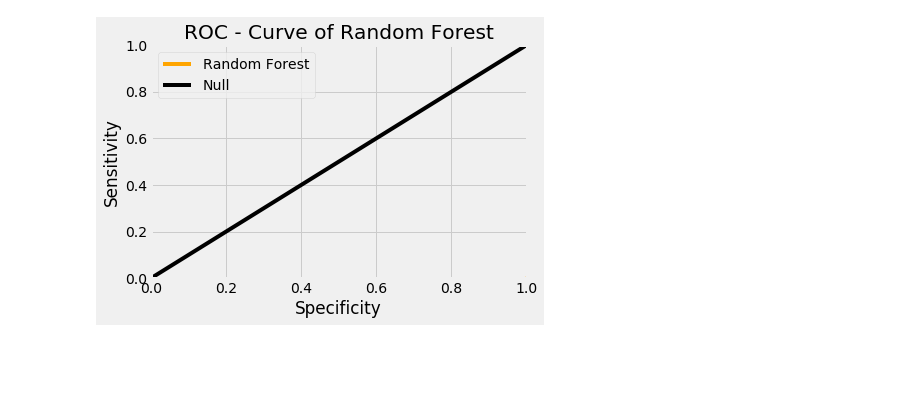
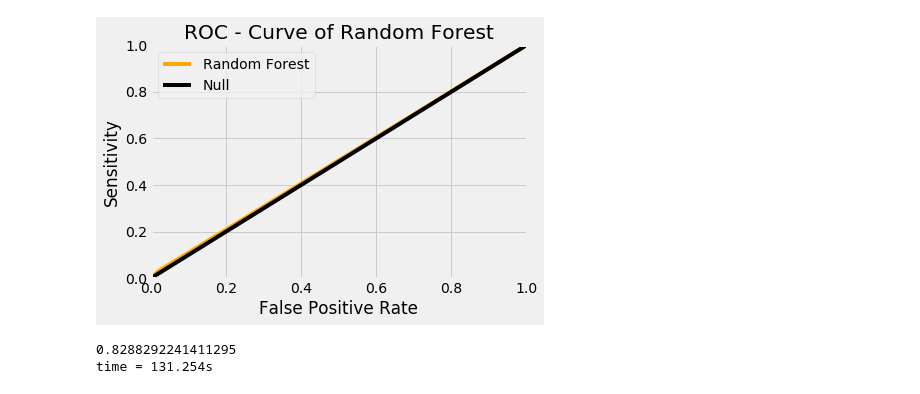
Before and after one commit to frostace/BinaryClassification, a Jupyter notebook: Random Forest.ipynb, the cells around one changed output. Drawn from its saved outputs; the diff is of its cells as text; code cells hidden in the pictures; blank space fills up the shorter version.

```diff
--- a/Random Forest.ipynb
+++ b/Random Forest.ipynb
@@ -66,7 +63,7 @@ class DecisionTree:
     def uniq_val(self, column):
         return set([self.train[i][column] for i in range(len(self.train))])
 
-    # when raising a question.
+    # === when raising a question ===
     # if it's a categorical attribute, we simply iterate all categories
     # if it's a numeric attribute, we iterate the set of possible numeric values
     class Question:
@@ -138,6 +135,7 @@ class DecisionTree:
             pass
         pass
 
+    # Divide rows according to the question to true_rows and false_rows
     # === Here I only do Binary Partitions ===
     def partition(self, rows, question):
         true_rows = []
@@ -170,7 +168,7 @@ class DecisionTree:
         # === Assign all rows as root of the whole decision tree ===
         # === We have met the leaf node if gini(rows) is 0 or no question candidates left ===
         gain, q = self.find_best_question(rows)
-        if gain == 0:
+        if gain <= 0.01:
             return LeafNode(rows)
         true_rows, false_rows = self.partition(rows, q)
         # === Recursion after we have found a optimal question ===
@@ -224,7 +222,7 @@ def bootstrapped_dataset(rows):
 # %%
 # Divide whole dataset into training set and testing set
 # ===========================================================
-training_percentage = 0.001  # percent of partition of training dataset
+training_percentage = 0.01  # percent of partition of training dataset
 training_size = int(row_num * training_percentage)
 testing_size = row_num - training_size
 training_attribute = list(df.columns)
@@ -233,15 +231,17 @@ testing_data = all_rows[training_size: ]   # testing data don't need to include
 # %%
 # Training Random Forest
 # ===========================================================
-rand_attribute_subset_len = 4
-rand_attribute_subset = np.random.choice(a=training_attribute, size=rand_attribute_subset_len)
-print(rand_attribute_subset)
+rand_attribute_subset_len = 20
+
 random_forest = []
 start = time.time()
-print(training_data[0])
+
 for i in range(10):
+    rand_attribute_subset = np.random.choice(a=training_attribute, size=rand_attribute_subset_len)
     training_data = bootstrapped_dataset(training_data)
     tree = DecisionTree(rand_attribute_subset, training_data, "CART")
 #     tree.print_tree(tree.root)
     random_forest.append(tree)
+end = time.time()
+print("Random Forest Trained! Time: %.03fs" % (end - start))
 # %% [output]
@@ -252,8 +249,7 @@ time = 0.556s
 # %%
-# New Testing Random Forest
+# Testing Random Forest, Computing TN, TP, FN, FP, etc.
 # ===========================================================
-# Compute TN, TP, FN, FP, etc. together with testing
-# ===========================================================
+
 ROC = Table(make_array('CUTOFF', 'TN', 'FN', 'FP', 'TP', 'ACC'))
 step_size = 0.05
 forest_size = len(random_forest)
@@ -263,6 +259,7 @@ for cutoff in np.arange(0, 1 + step_size, step_size):
     for row in testing_data:
         true_rate_forest = 0
         for tree_i in random_forest:
+
             # prediction is a counter of label 1 and 0
             pred_counter = tree.classify(row, tree.root)
             true_rate_tree = pred_counter.get(1, 0) / (pred_counter.get(1, 0) + pred_counter.get(0, 0) + 0.00000001)
@@ -270,13 +267,15 @@ for cutoff in np.arange(0, 1 + step_size, step_size):
         true_rate_forest /= forest_size
         true_pred = 1 if true_rate_forest >= cutoff else 0
         indicator = (true_pred << 1) + row[-1]
+
         # accordingly update confusion matrix
         Confusion[CMap[indicator]] += 1
+
     # concatenate the confusion matrix values into the overall ROC Table
     thisline = [cutoff] + list(Confusion.values()) + [(Confusion['TP'] + Confusion['TN']) / sum(Confusion.values())]
     ROC = ROC.with_row(thisline)
 ROC = ROC.with_columns('SENSITIVITY', ROC.apply(lambda TP, FN: TP / (TP + FN + 0.00000001), 'TP', 'FN'))
-ROC = ROC.with_columns('SPECIFICITY', ROC.apply(lambda TN, FP: TN / (TN + FP + 0.00000001), 'TN', 'FP'))
+ROC = ROC.with_columns('FPR', ROC.apply(lambda TN, FP: FP / (TN + FP + 0.00000001), 'TN', 'FP'))
 # %%
 ROC.show()
 # %% [output]
@@ -312,25 +311,25 @@ fig.savefig('Random Forest ACC.png', bbox_inches='tight')
 # %%
 # ROC_CURVE
 # ===========================================================
 fig = plt.figure()
-plt.xlabel('Specificity')
+plt.xlabel('False Positive Rate')
 plt.ylabel('Sensitivity')
 plt.title('ROC - Curve of Random Forest')
-plt.plot(ROC.column('SPECIFICITY'), ROC.column('SENSITIVITY'), color='orange')
+plt.plot(ROC.column('FPR'), ROC.column('SENSITIVITY'), color='orange')
 plt.plot(np.arange(0, 1.1, 0.1), np.arange(0, 1.1, 0.1), color='black')
 plt.legend(['Random Forest', 'Null'])
 plt.axis([0, 1, 0, 1])
 plt.show()
 fig.savefig('Random Forest ROC.png', bbox_inches='tight')
 # %% [output]
-[figure, old version]
+[figure, new version]
 # %%
 # Original Testing Random Forest
 # ===========================================================
 forest_acc = []
 for tree_i in random_forest:
     accuracy = []
-    for row in testing_data:
+    for row in training_data:
         classification = tree_i.classify(row, tree_i.root)
         if len(classification) == 1:
     #         print("======", row, tree.classify(row, tree.root).get(row[-1], 0))
@@ -343,3 +342,6 @@ for tree_i in random_forest:
 print(np.average(forest_acc))
 end = time.time()
 print("time = %.03fs" % (end - start))
+# %% [output]
+0.8288292241411295
+time = 131.254s
```
Also changed, not shown: parts of 8 cells of this notebook, 25 other files.
